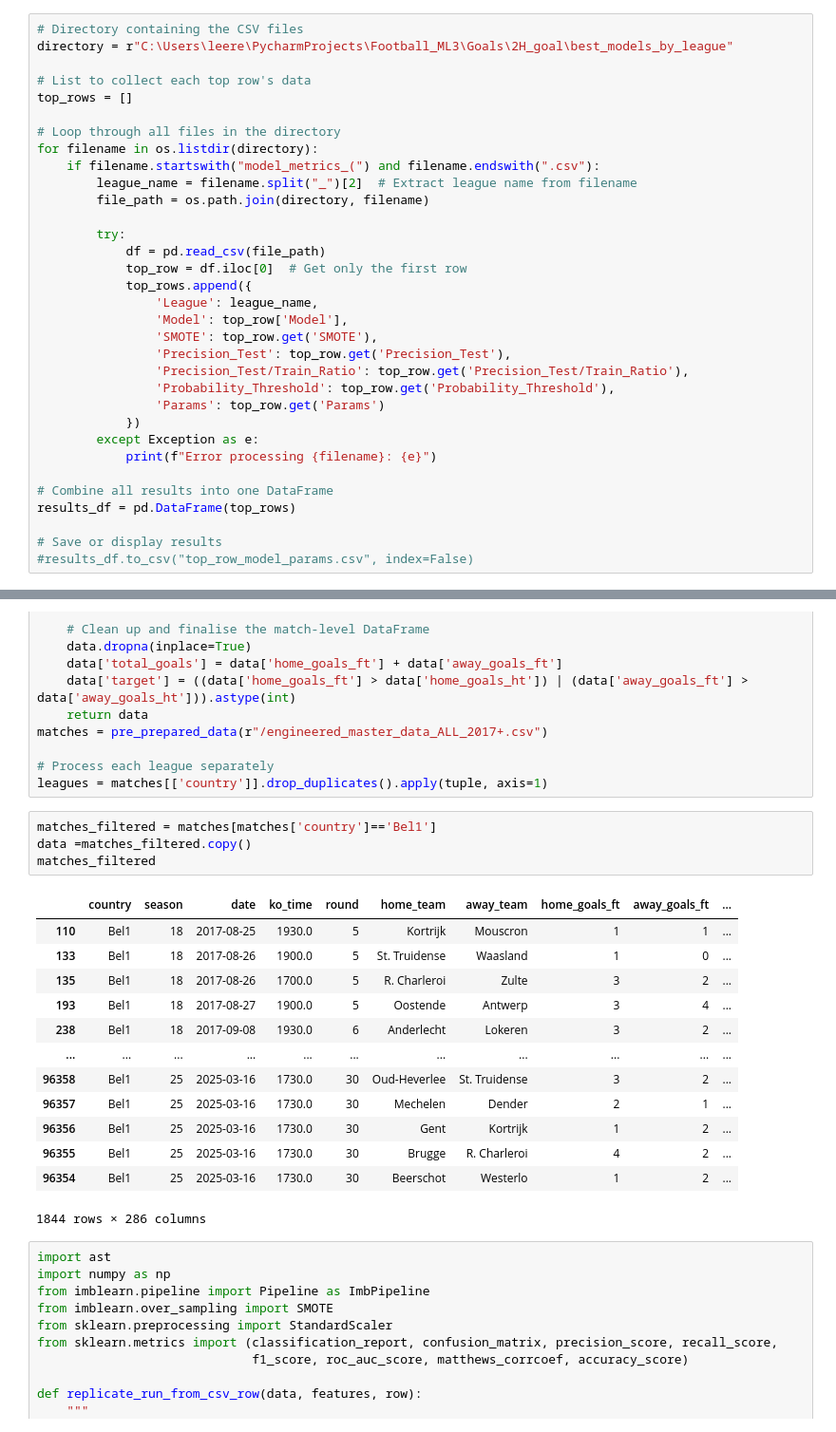
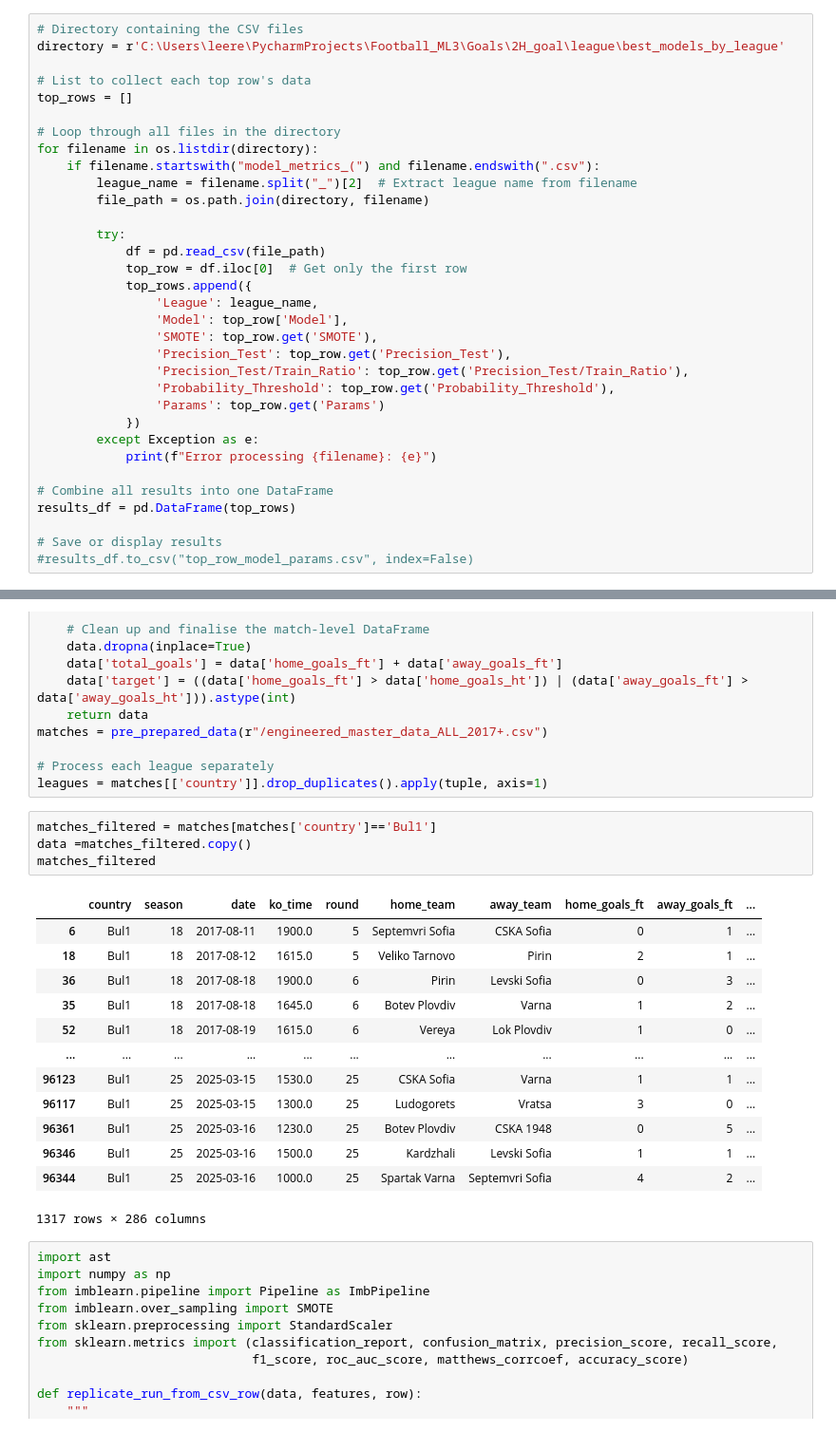
Before and after one commit to Lreps90/Football_ML, a Jupyter notebook: Goals/ARCHIVE/league/2h_save_best_models_by_league.ipynb, the cells around one changed output, grey strips where cells are left out. Shown: that part at 95% size. Drawn from its saved outputs; the diff is of its cells as text.

```diff
--- a/Goals/2H_goal/league/2h_save_best_models_by_league.ipynb
+++ b/Goals/ARCHIVE/league/2h_save_best_models_by_league.ipynb
@@ -5,7 +5,7 @@ import function_library as fl
 from datetime import datetime
 # %%
 # Directory containing the CSV files
-directory = r"C:\Users\leere\PycharmProjects\Football_ML3\Goals\2H_goal\best_models_by_league"
+directory = r'C:\Users\leere\PycharmProjects\Football_ML3\Goals\2H_goal\league\best_models_by_league'
 
 # List to collect each top row's data
 top_rows = []
@@ -374,23 +378,23 @@ matches = pre_prepared_data(r"/engineered_master_data_ALL_2017+.csv")
 # Process each league separately
 leagues = matches[['country']].drop_duplicates().apply(tuple, axis=1)
 # %%
-matches_filtered = matches[matches['country']=='Bel1']
+matches_filtered = matches[matches['country']=='Bul1']
 data =matches_filtered.copy()
 matches_filtered
 # %% [output]
 |  | country | season | date | ko_time | round | home_team | away_team | home_goals_ft | away_goals_ft | ... |
-| 110 | Bel1 | 18 | 2017-08-25 | 1930.0 | 5 | Kortrijk | Mouscron | 1 | 1 | ... |
-| 133 | Bel1 | 18 | 2017-08-26 | 1900.0 | 5 | St. Truidense | Waasland | 1 | 0 | ... |
-| 135 | Bel1 | 18 | 2017-08-26 | 1700.0 | 5 | R. Charleroi | Zulte | 3 | 2 | ... |
-| 193 | Bel1 | 18 | 2017-08-27 | 1900.0 | 5 | Oostende | Antwerp | 3 | 4 | ... |
-| 238 | Bel1 | 18 | 2017-09-08 | 1930.0 | 6 | Anderlecht | Lokeren | 3 | 2 | ... |
+| 6 | Bul1 | 18 | 2017-08-11 | 1900.0 | 5 | Septemvri Sofia | CSKA Sofia | 0 | 1 | ... |
+| 18 | Bul1 | 18 | 2017-08-12 | 1615.0 | 5 | Veliko Tarnovo | Pirin | 2 | 1 | ... |
+| 36 | Bul1 | 18 | 2017-08-18 | 1900.0 | 6 | Pirin | Levski Sofia | 0 | 3 | ... |
+| 35 | Bul1 | 18 | 2017-08-18 | 1645.0 | 6 | Botev Plovdiv | Varna | 1 | 2 | ... |
+| 52 | Bul1 | 18 | 2017-08-19 | 1615.0 | 6 | Vereya | Lok Plovdiv | 1 | 0 | ... |
 | ... | ... | ... | ... | ... | ... | ... | ... | ... | ... | ... |
-| 96358 | Bel1 | 25 | 2025-03-16 | 1730.0 | 30 | Oud-Heverlee | St. Truidense | 3 | 2 | ... |
-| 96357 | Bel1 | 25 | 2025-03-16 | 1730.0 | 30 | Mechelen | Dender | 2 | 1 | ... |
-| 96356 | Bel1 | 25 | 2025-03-16 | 1730.0 | 30 | Gent | Kortrijk | 1 | 2 | ... |
-| 96355 | Bel1 | 25 | 2025-03-16 | 1730.0 | 30 | Brugge | R. Charleroi | 4 | 2 | ... |
-| 96354 | Bel1 | 25 | 2025-03-16 | 1730.0 | 30 | Beerschot | Westerlo | 1 | 2 | ... |
+| 96123 | Bul1 | 25 | 2025-03-15 | 1530.0 | 25 | CSKA Sofia | Varna | 1 | 1 | ... |
+| 96117 | Bul1 | 25 | 2025-03-15 | 1300.0 | 25 | Ludogorets | Vratsa | 3 | 0 | ... |
+| 96361 | Bul1 | 25 | 2025-03-16 | 1230.0 | 25 | Botev Plovdiv | CSKA 1948 | 0 | 5 | ... |
+| 96346 | Bul1 | 25 | 2025-03-16 | 1500.0 | 25 | Kardzhali | Levski Sofia | 1 | 1 | ... |
+| 96344 | Bul1 | 25 | 2025-03-16 | 1000.0 | 25 | Spartak Varna | Septemvri Sofia | 4 | 2 | ... |
-1844 rows × 286 columns
+1317 rows × 286 columns
 # %%
 import ast
 import numpy as np
```
Also changed, not shown: parts of 3 cells of this notebook, 17 other files.
